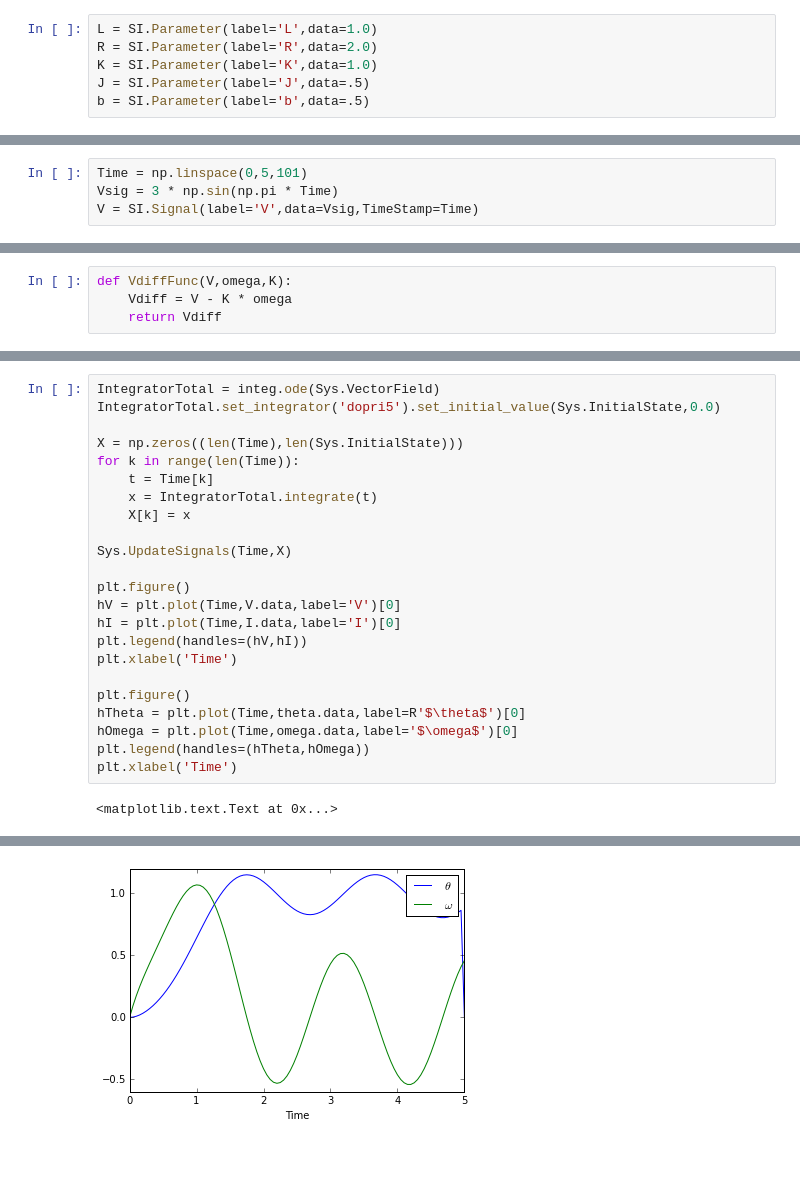
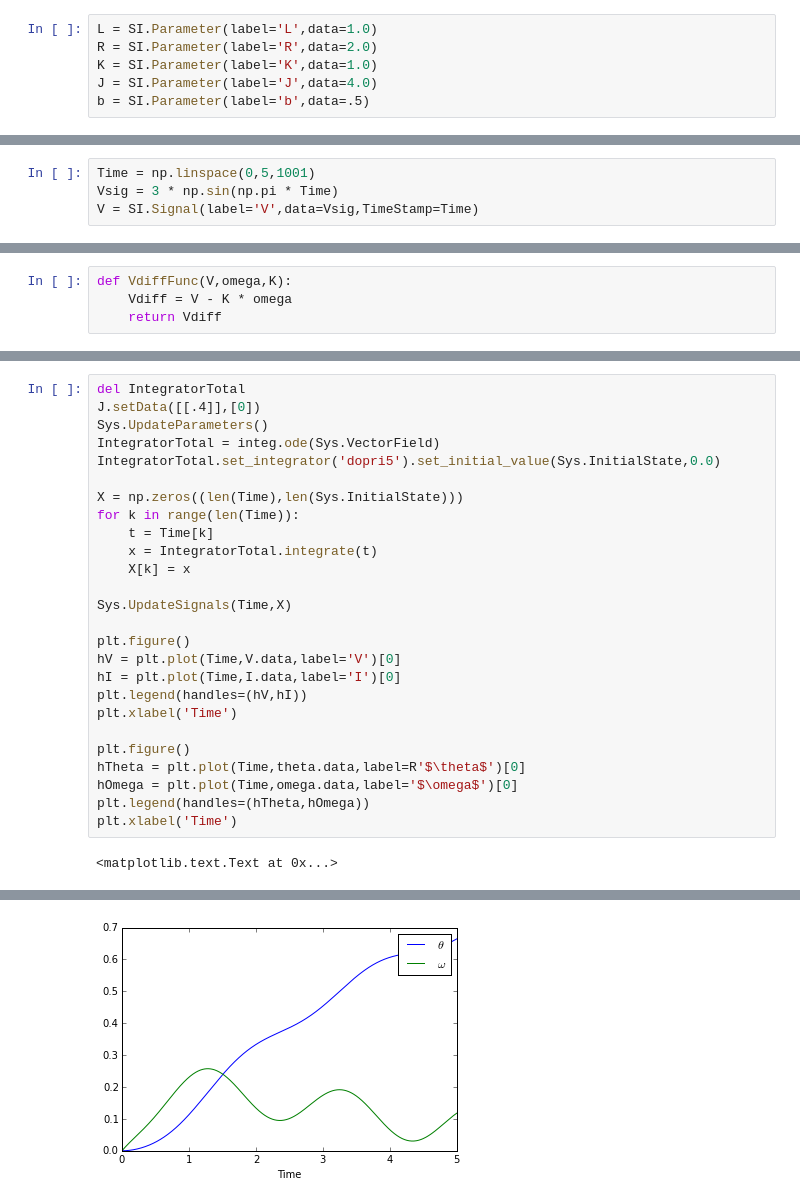
Before and after one commit to HRClab/SimInterface, a Jupyter notebook: introductionToSystems.ipynb, the cells around one changed output, grey strips where cells are left out. Saved outputs shown, nothing was run; the diff lists cells and outputs as text; blank space fills up the shorter version.

```diff
--- a/introductionToSystems.ipynb
+++ b/introductionToSystems.ipynb
@@ -34,7 +34,7 @@ To facilitate this, we have a dedicated class for static variables called `Param
 L = SI.Parameter(label='L',data=1.0)
 R = SI.Parameter(label='R',data=2.0)
 K = SI.Parameter(label='K',data=1.0)
-J = SI.Parameter(label='J',data=.5)
+J = SI.Parameter(label='J',data=4.0)
 b = SI.Parameter(label='b',data=.5)
 # %% [markdown]
 Every parameter instance has a Pandas dataframe attribute `.data`:
@@ -50,7 +50,7 @@ The voltage, $V$ is an exogenous input signal. We will take it to be a sinusoid
 
 To define a `Signal`, we enter both the `data`, as well as time-stamps for the data. This is so that we know what time $V(t)$ takes a particular value.
 # %%
-Time = np.linspace(0,5,101)
+Time = np.linspace(0,5,1001)
 Vsig = 3 * np.sin(np.pi * Time)
 V = SI.Signal(label='V',data=Vsig,TimeStamp=Time)
 # %% [markdown]
@@ -215,6 +211,9 @@ Sys.graph
 # %% [output]
 [drawing not drawn]
 # %%
+del IntegratorTotal
+J.setData([[.4]],[0])
+Sys.UpdateParameters()
 IntegratorTotal = integ.ode(Sys.VectorField)
 IntegratorTotal.set_integrator('dopri5').set_initial_value(Sys.InitialState,0.0)
 
@@ -243 +242 @@ plt.xlabel('Time')
-[figure, old version]
+[figure, new version]
```
Also changed, not shown: parts of 5 cells of this notebook, 1 other file.
